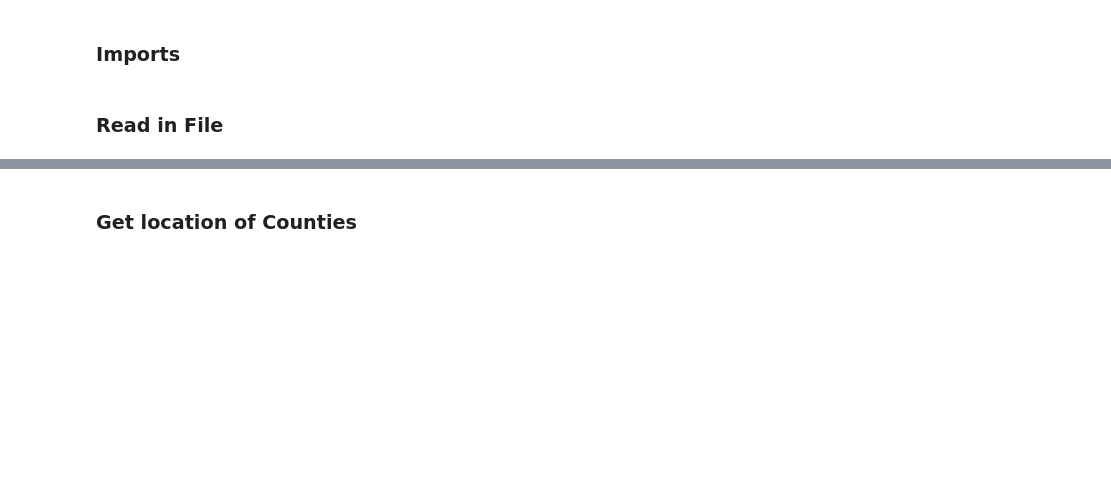
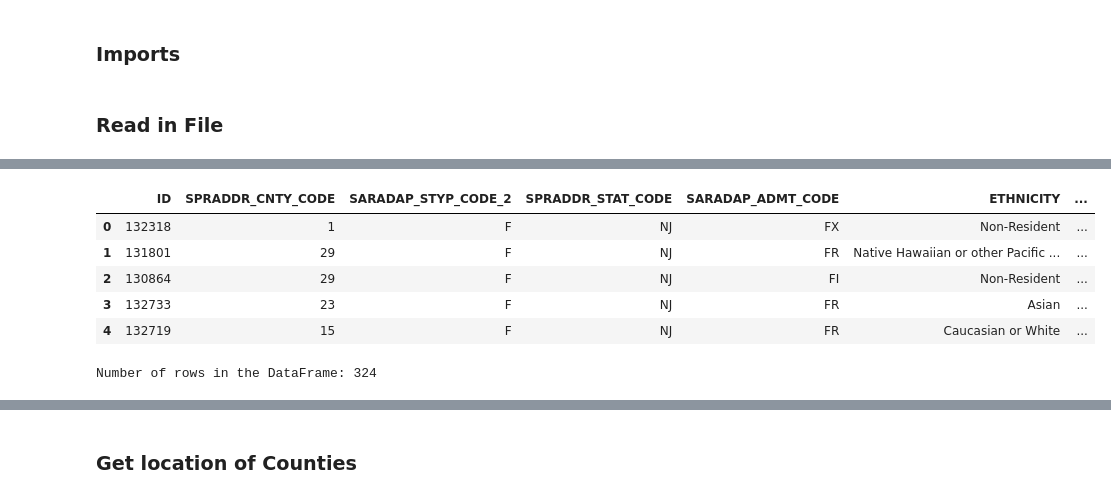
Before and after one commit to udoychowdhury/DataScience, a Jupyter notebook: Assitantship/CleanAndTransformData.ipynb, the cells around one changed output, grey strips where cells are left out. Cells and saved outputs as stored; diff of their text form; code cells hidden in the pictures; blank space fills up the shorter version.

```diff
--- a/Assitantship/CleanAndTransformData.ipynb
+++ b/Assitantship/CleanAndTransformData.ipynb
@@ -26,0 +61,24 @@ df = pd.read_excel(file_path, sheet_name='Conditional Admits')
+# %%
+# Drop unneeded columns
+
+# Columns to be removed
+columns_to_drop = ['County', 'age', 'Ethnicity_ALL', 'SARADAP_MAJR_CODE_1', 'SARADAP_PROGRAM_1', 'SARADAP_MAJR_CODE_CONC_1', 'COL_DESC', 'COL_STATE']
+
+# Drop specified columns
+merged_df.drop(columns=columns_to_drop, inplace=True)
+
+# Display the DataFrame after columns removal
+display(merged_df.head())
+# %% [output]
+|  | ID | SPRADDR_CNTY_CODE | SARADAP_STYP_CODE_2 | SPRADDR_STAT_CODE | SARADAP_ADMT_CODE | ETHNICITY | ... |
+| 0 | 132318 | 1 | F | NJ | FX | Non-Resident | ... |
+| 1 | 131801 | 29 | F | NJ | FR | Native Hawaiian or other Pacific ... | ... |
+| 2 | 130864 | 29 | F | NJ | FI | Non-Resident | ... |
+| 3 | 132733 | 23 | F | NJ | FR | Asian | ... |
+| 4 | 132719 | 15 | F | NJ | FR | Caucasian or White | ... |
+# %%
+# Get the number of rows in the DataFrame
+num_rows = len(merged_df)
+num_rows
+# %% [output]
+Number of rows in the DataFrame: 324
```
Also changed, not shown: parts of 8 cells of this notebook, 6 other files.
